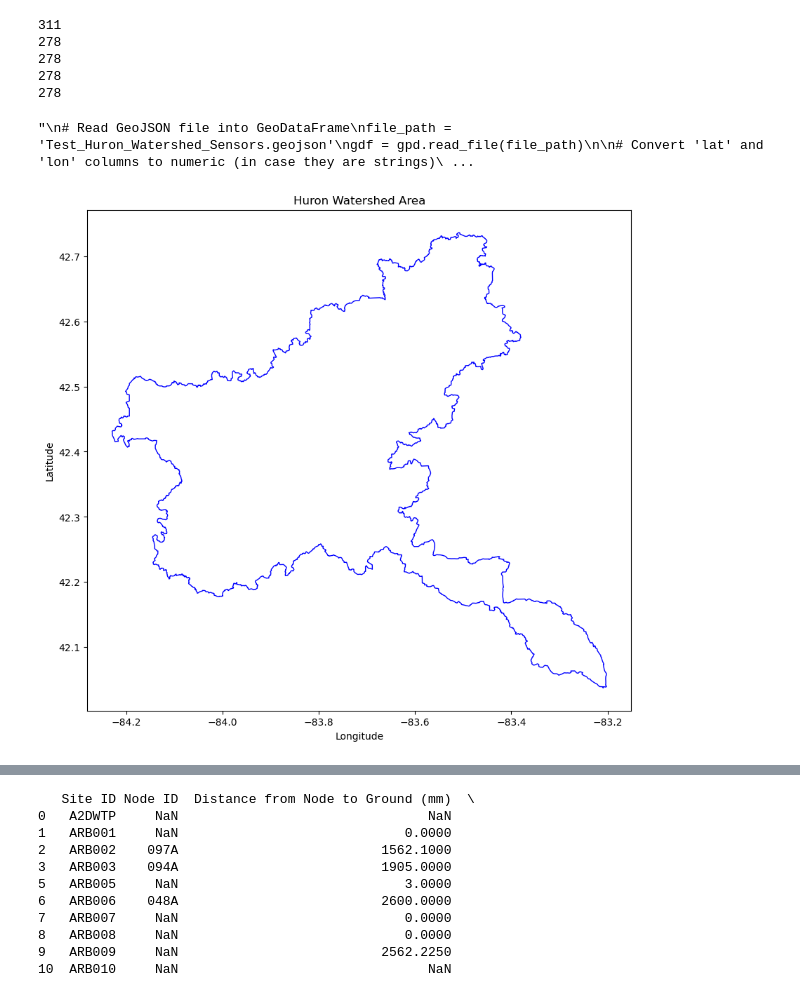
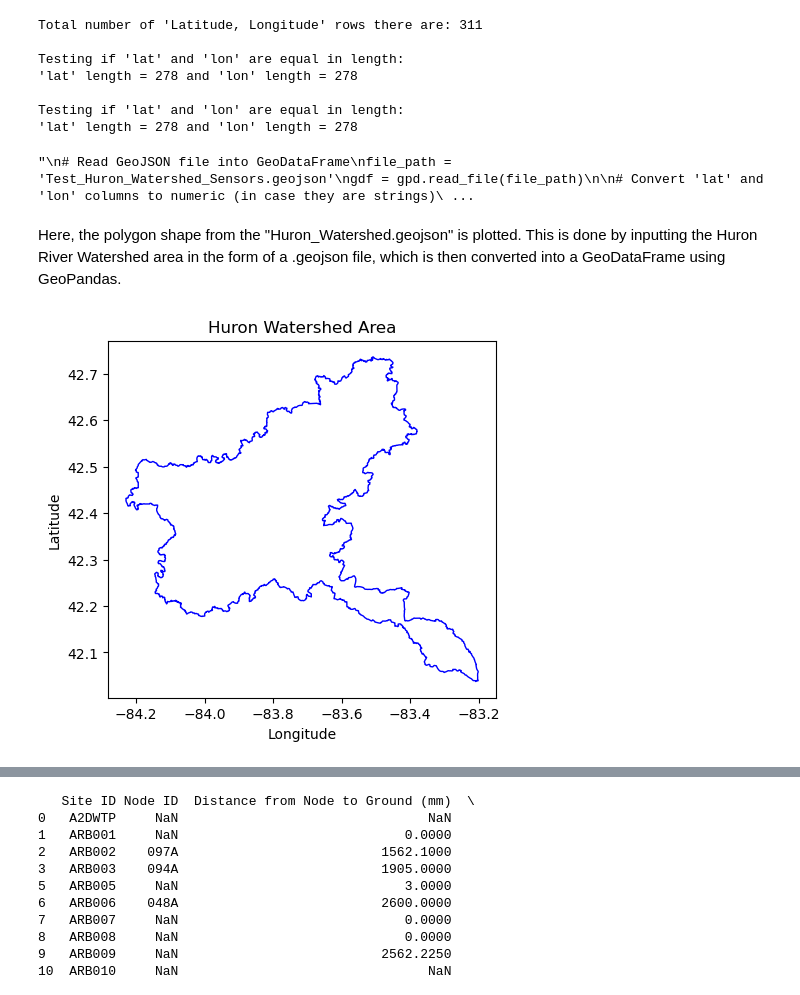
Before and after one commit to shinapatel/Huron_Watershed_Site_Updates, a Jupyter notebook: huron_geo.ipynb, the cells around one changed output, grey strips where cells are left out. Saved outputs shown, nothing was run; the diff lists cells and outputs as text; code cells hidden in the pictures.

```diff
--- a/huron_geo.ipynb
+++ b/huron_geo.ipynb
@@ -101,16 +17,17 @@ gdf.to_file(output_geojson, driver='GeoJSON')
 # Load the CSV file into a pandas DataFrame
 df = pd.read_csv('Locations-grafana.csv')
 
-# determine how many rows of lat,lon there are
-print(len(df['Latitude, Longitude']))
+# Determine how many rows of "Latitude, Longitude" there are
+print("Total number of 'Latitude, Longitude' rows there are: " + str(len(df['Latitude, Longitude'])) + "\n")
 
 # Split 'Latitude, Longitude' into separate columns
 df = df.dropna(subset=['Latitude, Longitude'])
 
 df[['lat', 'lon']] = df['Latitude, Longitude'].str.split(', ', expand=True)
-# determine length of lat and lon columns now. should be equal
-print(len(df['lat']))
-print(len(df['lon']))
+
+# Determine length of lat and lon columns now (should be equal)
+print("Testing if 'lat' and 'lon' are equal in length:")
+print("'lat' length = " + str(len(df['lat'])) + " and 'lon' length = " + str(len(df['lon'])) + "\n")
 
 # Convert 'lat' and 'lon' to float, handling possible errors
 df['lat'] = pd.to_numeric(df['lat'], errors='coerce')
@@ -121,19 +38,16 @@ df_filtered = df[df['Site ID'].str.startswith('A') &
                  ~df['lon'].isna() &
                  ~df['lat'].isna()]
 
-print(len(df['lat']))
-print(len(df['lon']))
+# Determine length of lat and lon columns now (should be equal)
+print("Testing if 'lat' and 'lon' are equal in length:")
+print("'lat' length = " + str(len(df['lat'])) + " and 'lon' length = " + str(len(df['lon'])) + "\n") #print(len(df['lon']))
 
 # Save the filtered DataFrame back to a CSV file
 df_filtered.to_csv('filtered_sensor_data.csv', index=False)
 
-# # Create a GeoDataFrame
-# geometry = [Point(xy) for xy in zip(df['lon'], df['lat'])]
-# crs = {'init': 'epsg:4326'}  # assuming WGS84 coordinates
-# gdf = gpd.GeoDataFrame(df_filtered, geometry=geometry, crs=crs)
-
 # Create a GeoDataFrame for spatial operations
 geometry = [Point(lon, lat) for lon, lat in zip(df_filtered['lon'], df_filtered['lat'])]
+# geometry = [Point(xy) for xy in zip(df['lon'], df['lat'])]
 crs = {'init': 'epsg:4326'}  # assuming WGS84 coordinates
 # Create GeoDataFrame
 gdf = gpd.GeoDataFrame(df_filtered, geometry=geometry, crs=crs)
@@ -142,9 +56,11 @@ gdf = gpd.GeoDataFrame(df_filtered, geometry=geometry, crs=crs)
 output_geojson = 'Test_Huron_Watershed_Sensors.geojson'
 gdf.to_file(output_geojson, driver='GeoJSON')
 # %% [output]
-311
-278
-278
-278
-278
+Total number of 'Latitude, Longitude' rows there are: 311
+
+Testing if 'lat' and 'lon' are equal in length:
+'lat' length = 278 and 'lon' length = 278
+
+Testing if 'lat' and 'lon' are equal in length:
+'lat' length = 278 and 'lon' length = 278
 # %%
@@ -169,16 +86,19 @@ filtered_file_path = 'Test_Huron_Watershed_Sensors.geojson'
 gdf.to_file(filtered_file_path, driver='GeoJSON')'''
 # %% [output]
 "\n# Read GeoJSON file into GeoDataFrame\nfile_path = 'Test_Huron_Watershed_Sensors.geojson'\ngdf = gpd.read_file(file_path)\n\n# Convert 'lat' and 'lon' columns to numeric (in case they are strings)\ ...
+# %% [markdown]
+Here, the polygon shape from the "Huron_Watershed.geojson" is plotted. This is done by inputting the Huron River Watershed area in the form of a .geojson file, which is then converted into a GeoDataFrame using GeoPandas.
 # %%
+# Input is in the form of a .geojson file and converted into a GeoDataFrame using GeoPandas
 file_path = "Huron_Watershed.geojson"
 gdf = gpd.read_file(file_path)
 
 # Plot the GeoDataFrame
-fig, ax = plt.subplots(figsize=(10, 10))
-gdf.plot(ax=ax, facecolor='none', edgecolor='blue')  # Adjust colors as needed
+fig, ax = plt.subplots(figsize=(5, 5))
+gdf.plot(ax=ax, facecolor='none', edgecolor='blue')  # Adjust colors as desired
 ax.set_title('Huron Watershed Area')
 plt.xlabel('Longitude')
 plt.ylabel('Latitude')
 plt.show()
 # %% [output]
-[figure, old version]
+[figure, new version]
```
Also changed, not shown: parts of 15 cells of this notebook, 1 other file.
